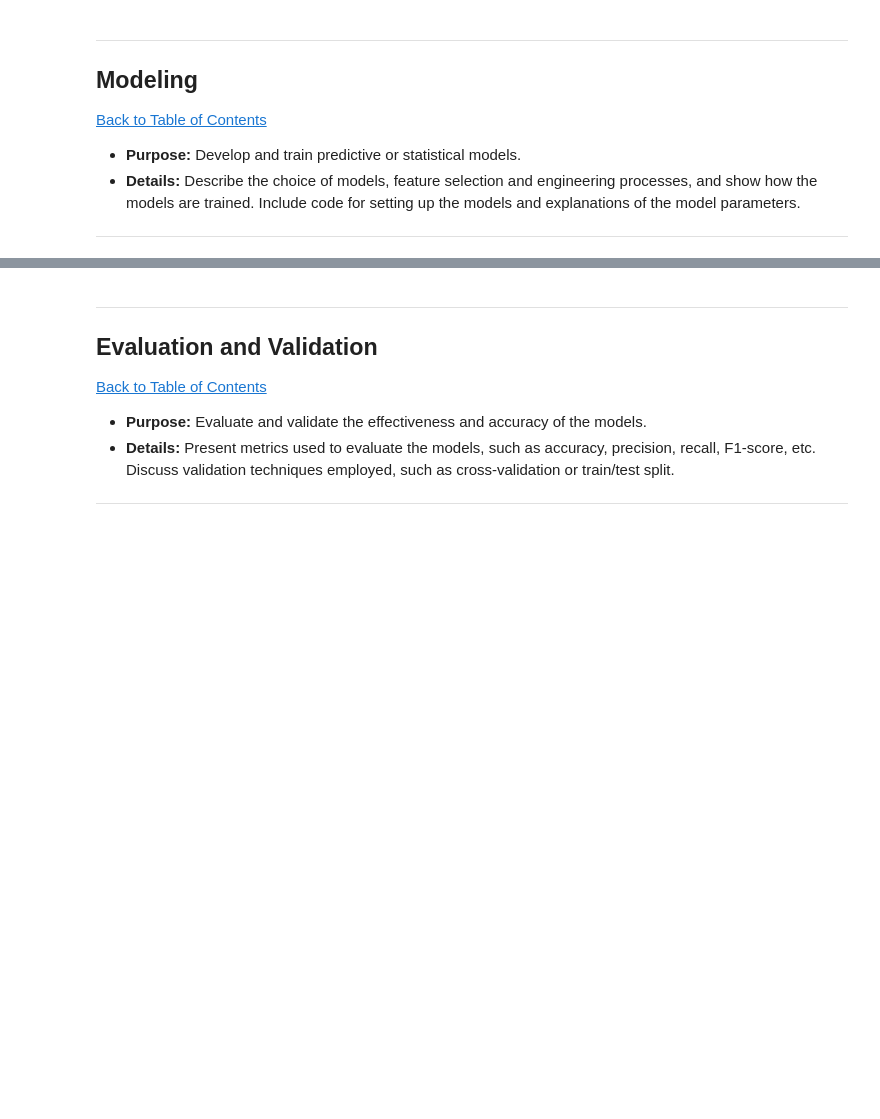
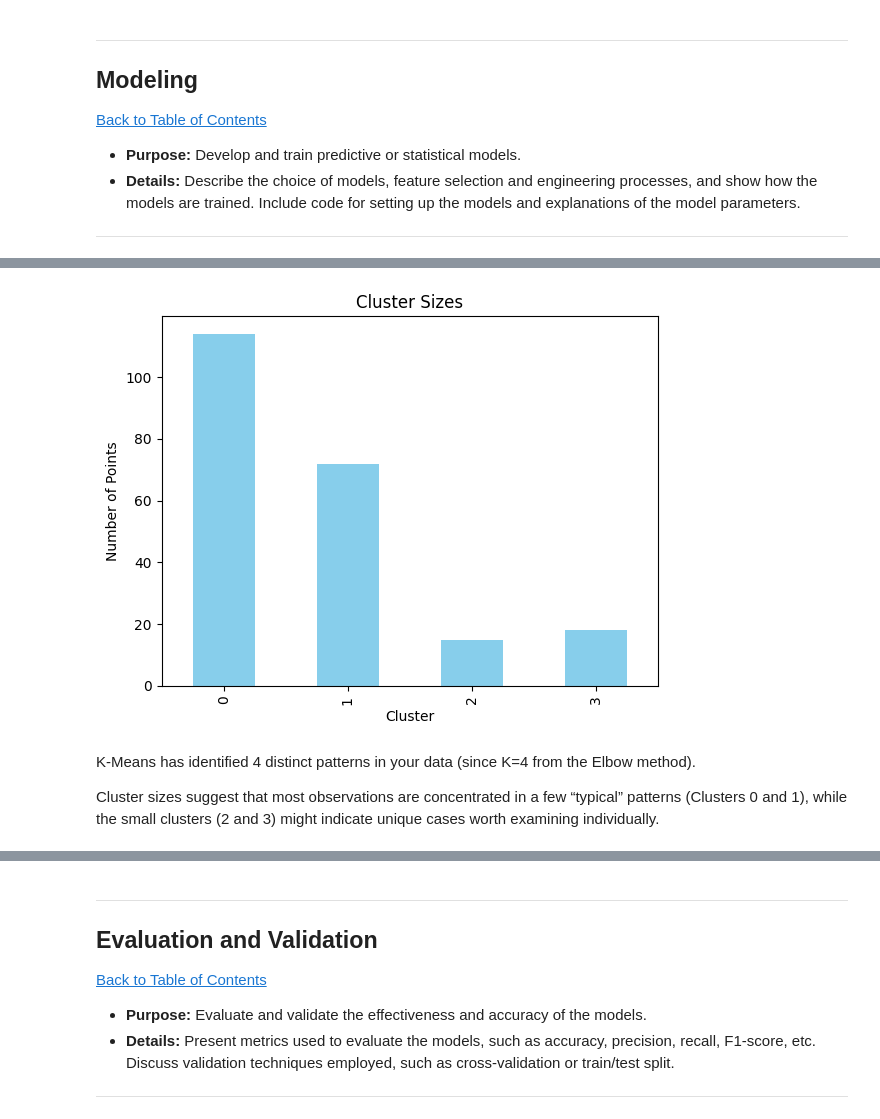
Before and after one commit to Jeremy809/Workplace, a Jupyter notebook: QCTO---Workplace-Module-Notebook-Template-4571.ipynb, the cells around one changed output, grey strips where cells are left out. Drawn from its saved outputs; the diff is of its cells as text; code cells hidden in the pictures; blank space fills up the shorter version.

```diff
--- a/QCTO---Workplace-Module-Notebook-Template-4571.ipynb
+++ b/QCTO---Workplace-Module-Notebook-Template-4571.ipynb
@@ -540 +598,9 @@ Cluster
 Name: count, dtype: int64
+# %%
+from sklearn.cluster import KMeans
+
+kmeans = KMeans(n_clusters=4, random_state=42, n_init=10)
+df['Cluster'] = kmeans.fit_predict(X)
+
+print("Cluster column added successfully!")
+print(df['Cluster'].value_counts())
@@ -540,0 +615,12 @@ Name: count, dtype: int64
+# %%
+df['Cluster'].value_counts().sort_index().plot(kind='bar', color='skyblue')
+plt.title("Cluster Sizes")
+plt.xlabel("Cluster")
+plt.ylabel("Number of Points")
+plt.show()
+# %% [output]
+[figure, added]
+# %% [markdown]
+K-Means has identified 4 distinct patterns in your data (since K=4 from the Elbow method).
+
+Cluster sizes suggest that most observations are concentrated in a few “typical” patterns (Clusters 0 and 1), while the small clusters (2 and 3) might indicate unique cases worth examining individually.
```
Also changed, not shown: parts of 16 cells of this notebook.
